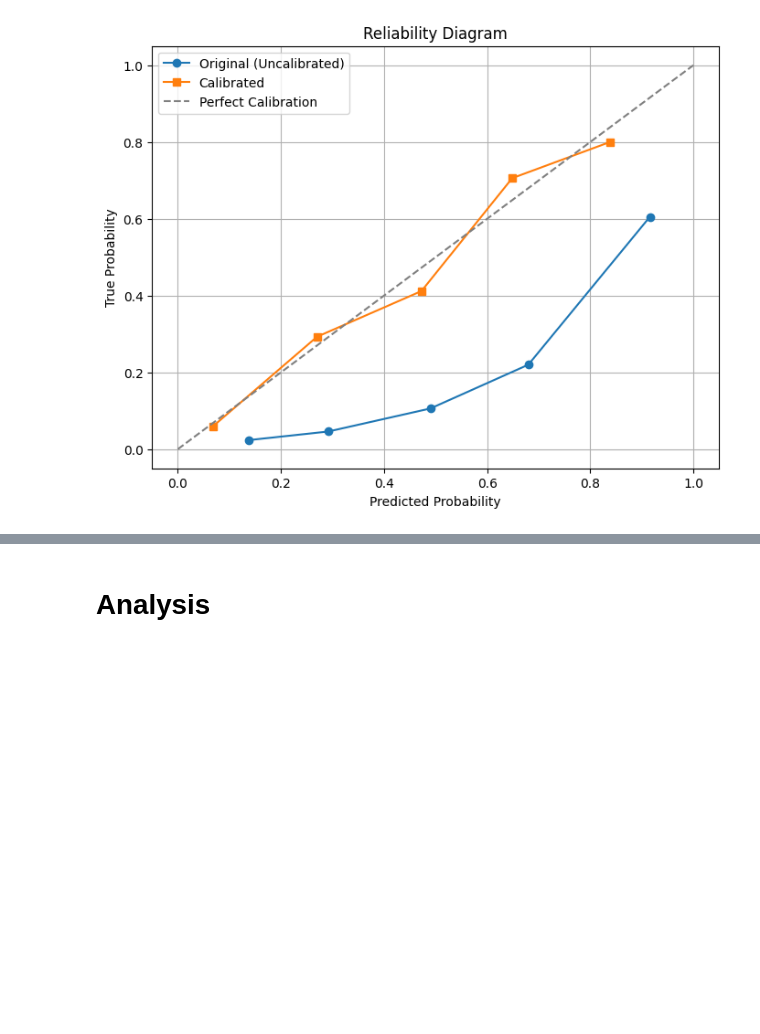
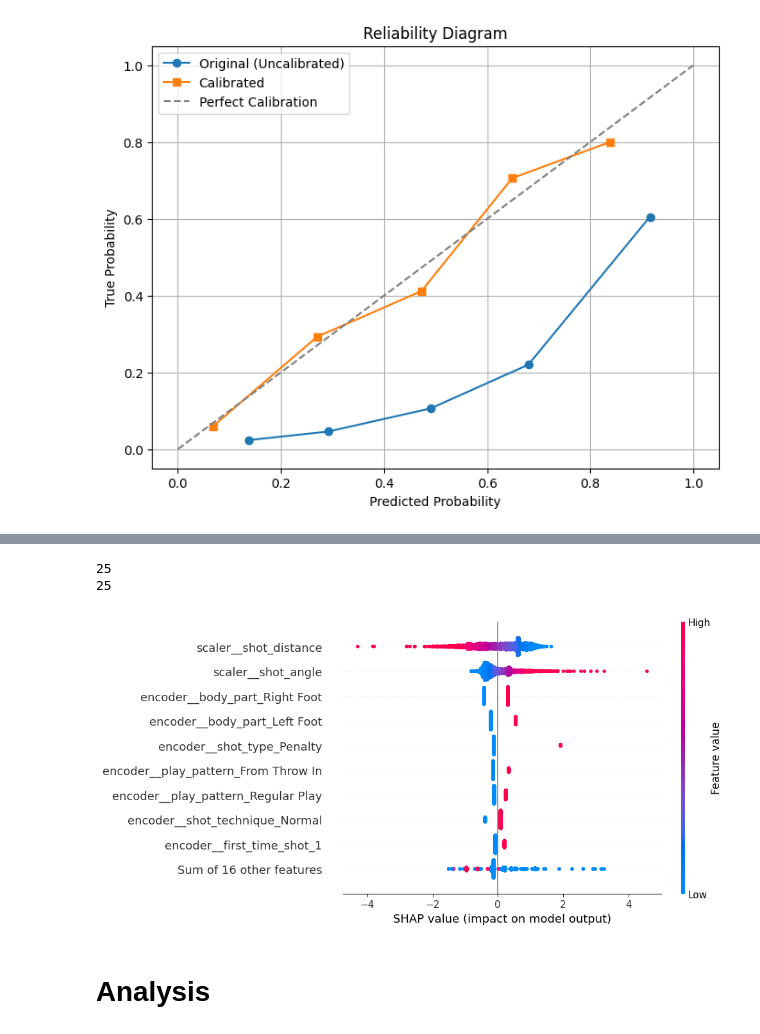
Before and after one commit to Clarkey33/Soccer-xG-Analytics-Model, a Jupyter notebook: notebooks/xG_model_datamodeling_V2.ipynb, the cells around one changed output, grey strips where cells are left out. Cells and saved outputs as stored; diff of their text form; code cells hidden in the pictures; blank space fills up the shorter version.

```diff
--- a/notebooks/xG_model_datamodeling_V2.ipynb
+++ b/notebooks/xG_model_datamodeling_V2.ipynb
@@ -703,0 +715,40 @@ coef_df.sort_values('odds_ratios',ascending=False)
+# %%
+#extract fitted model and preprocessor
+fitted_model = best_model.named_steps['lgr']
+fitted_preprocessor = best_model.named_steps['preprocess']
+
+type(fitted_preprocessor)
+
+X_train_transformed = fitted_preprocessor.transform(X_train)
+X_test_transformed = fitted_preprocessor.transform(X_test)
+X_transformed_features = fitted_preprocessor.get_feature_names_out()
+# %%
+#using SHAP to find true feature importance
+import shap
+
+explainer = shap.LinearExplainer(
+    fitted_model,
+    X_train_transformed)
+
+shap_values = explainer.shap_values(X_test_transformed)
+# %%
+shap_explanation_values = explainer(X_test_transformed)
+shap_values_oldway = explainer.shap_values(X_test_transformed)
+# %%
+print(len(X_transformed_features.tolist()))
+print(len(shap_explanation_values.feature_names))
+
+shap_explanation_map= shap.Explanation(
+    values = shap_values_oldway,
+    base_values= explainer.expected_value,
+    data= X_test_transformed,
+    feature_names= X_transformed_features
+
+)
+# %% [output]
+25
+25
+# %%
+shap.plots.beeswarm(shap_explanation_map)
+# %% [output]
+[figure, added]
```
Also changed, not shown: parts of 8 cells of this notebook.
